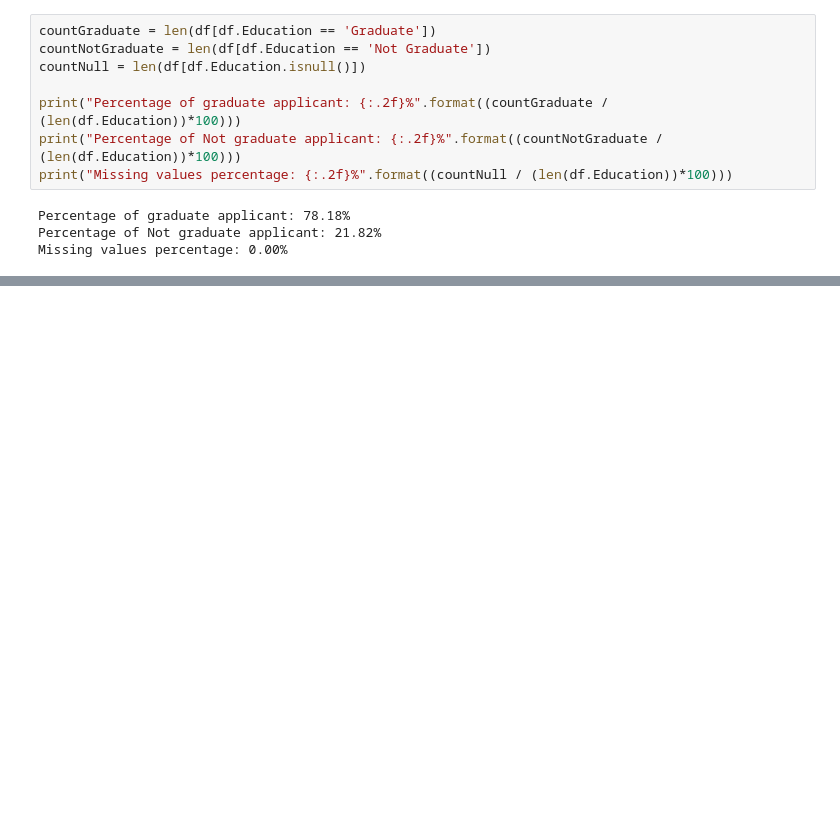
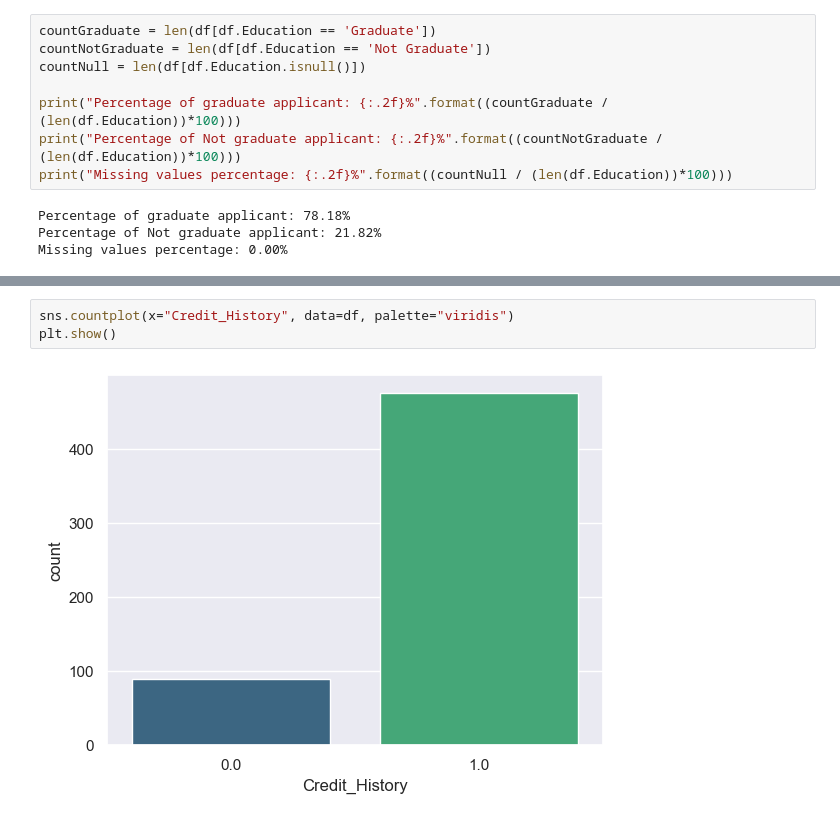
Before and after one commit to kobebaffour/machine_learning, a Jupyter notebook: Loan Prediction/loan_prediction_nm.ipynb, the cells around one changed output, grey strips where cells are left out. Drawn from its saved outputs; the diff is of its cells as text; blank space fills up the shorter version.

```diff
--- a/Loan Prediction/loan_prediction_nm.ipynb
+++ b/Loan Prediction/loan_prediction_nm.ipynb
@@ -155,0 +197,5 @@ Missing values percentage: 0.00%
+# %%
+sns.countplot(x="Credit_History", data=df, palette="viridis")
+plt.show()
+# %% [output]
+[figure, added]
```
Also changed, not shown: parts of 40 cells of this notebook.
